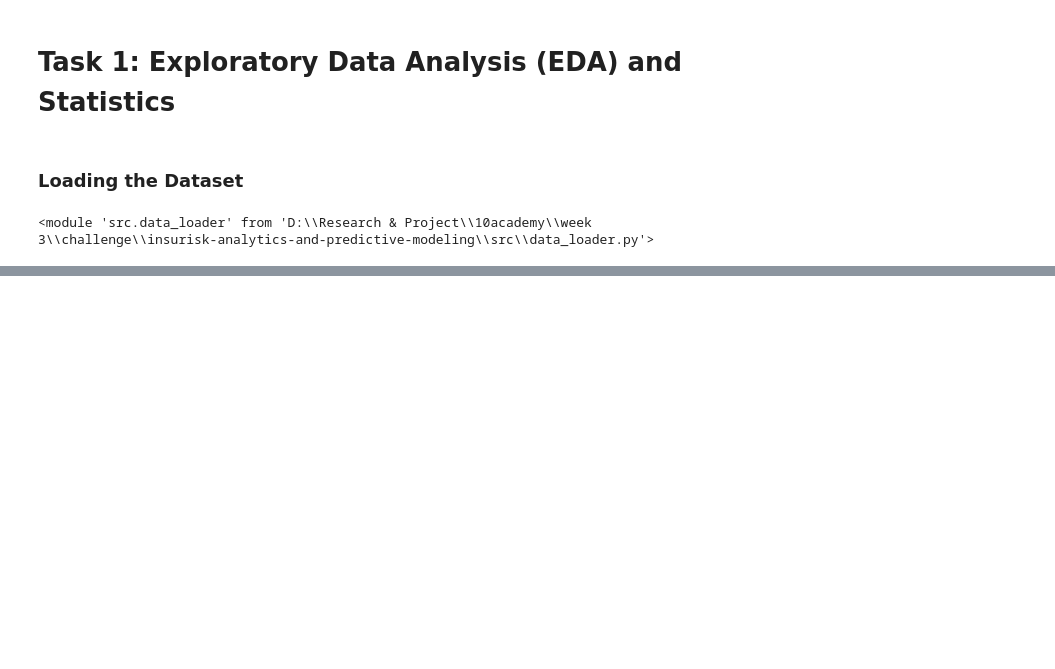
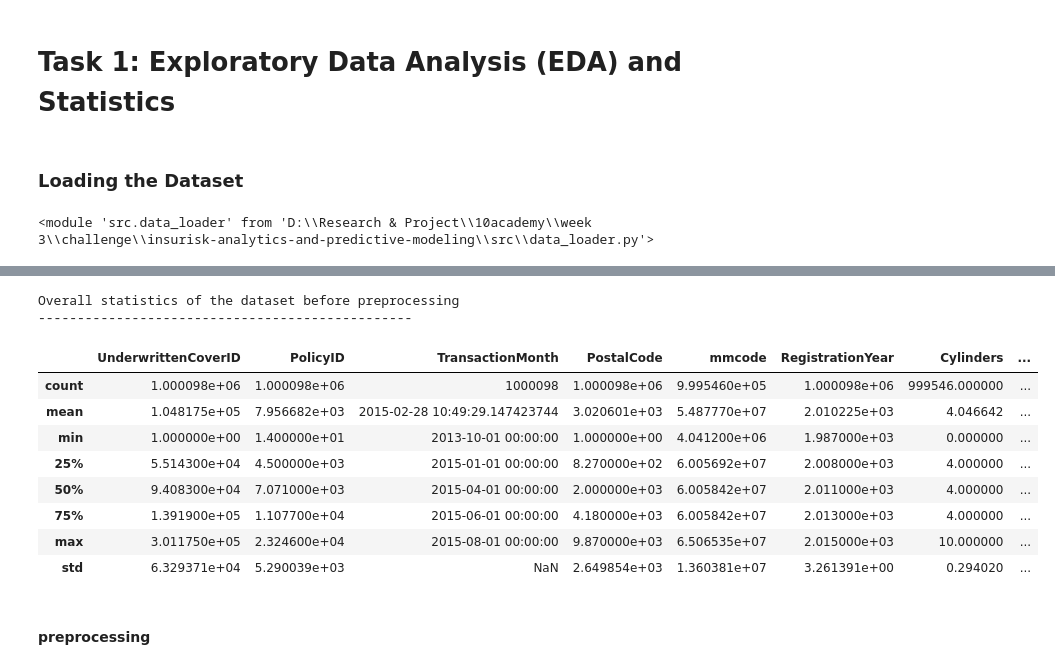
Before and after one commit to chalasimon/insurisk-analytics-and-predictive-modeling, a Jupyter notebook: notebooks/eda.ipynb, the cells around one changed output, grey strips where cells are left out. Cells and saved outputs as stored; diff of their text form; code cells hidden in the pictures; blank space fills up the shorter version.

```diff
--- a/notebooks/eda.ipynb
+++ b/notebooks/eda.ipynb
@@ -29,0 +78,3 @@ df = loader.load_data('MachineLearningRating_v3.txt')
+# %%
+# instantiate the EDA class
+eda = EDA(df)
@@ -29,0 +156,17 @@ df = loader.load_data('MachineLearningRating_v3.txt')
+# %%
+# overall statistics of the dataset before preprocessing
+print("Overall statistics of the dataset before preprocessing")
+print("------------------------------------------------")
+eda.descriptive_statistics()
+# %% [output]
+Overall statistics of the dataset before preprocessing
+------------------------------------------------
+|  | UnderwrittenCoverID | PolicyID | TransactionMonth | PostalCode | mmcode | RegistrationYear | Cylinders | ... |
+| count | 1.000098e+06 | 1.000098e+06 | 1000098 | 1.000098e+06 | 9.995460e+05 | 1.000098e+06 | 999546.000000 | ... |
+| mean | 1.048175e+05 | 7.956682e+03 | 2015-02-28 10:49:29.147423744 | 3.020601e+03 | 5.487770e+07 | 2.010225e+03 | 4.046642 | ... |
+| min | 1.000000e+00 | 1.400000e+01 | 2013-10-01 00:00:00 | 1.000000e+00 | 4.041200e+06 | 1.987000e+03 | 0.000000 | ... |
+| 25% | 5.514300e+04 | 4.500000e+03 | 2015-01-01 00:00:00 | 8.270000e+02 | 6.005692e+07 | 2.008000e+03 | 4.000000 | ... |
+| 50% | 9.408300e+04 | 7.071000e+03 | 2015-04-01 00:00:00 | 2.000000e+03 | 6.005842e+07 | 2.011000e+03 | 4.000000 | ... |
+| 75% | 1.391900e+05 | 1.107700e+04 | 2015-06-01 00:00:00 | 4.180000e+03 | 6.005842e+07 | 2.013000e+03 | 4.000000 | ... |
+| max | 3.011750e+05 | 2.324600e+04 | 2015-08-01 00:00:00 | 9.870000e+03 | 6.506535e+07 | 2.015000e+03 | 10.000000 | ... |
+| std | 6.329371e+04 | 5.290039e+03 | NaN | 2.649854e+03 | 1.360381e+07 | 3.261391e+00 | 0.294020 | ... |
@@ -29,0 +179,2 @@ df = loader.load_data('MachineLearningRating_v3.txt')
+# %% [markdown]
+#### preprocessing
```
Also changed, not shown: parts of 14 cells of this notebook, 3 other files.
